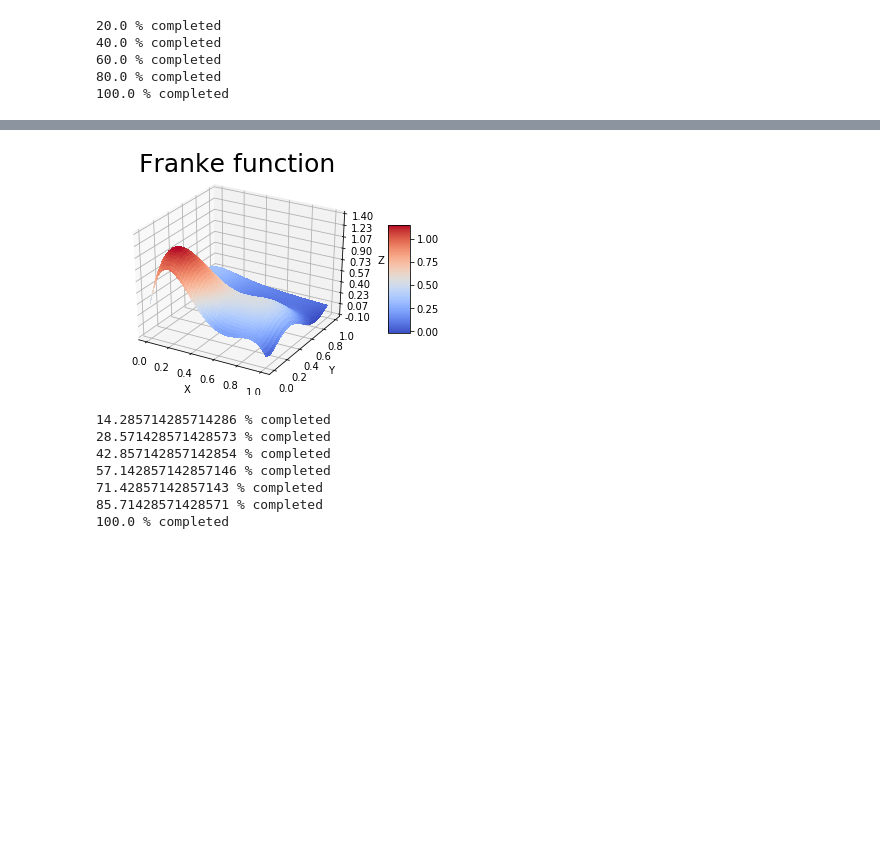
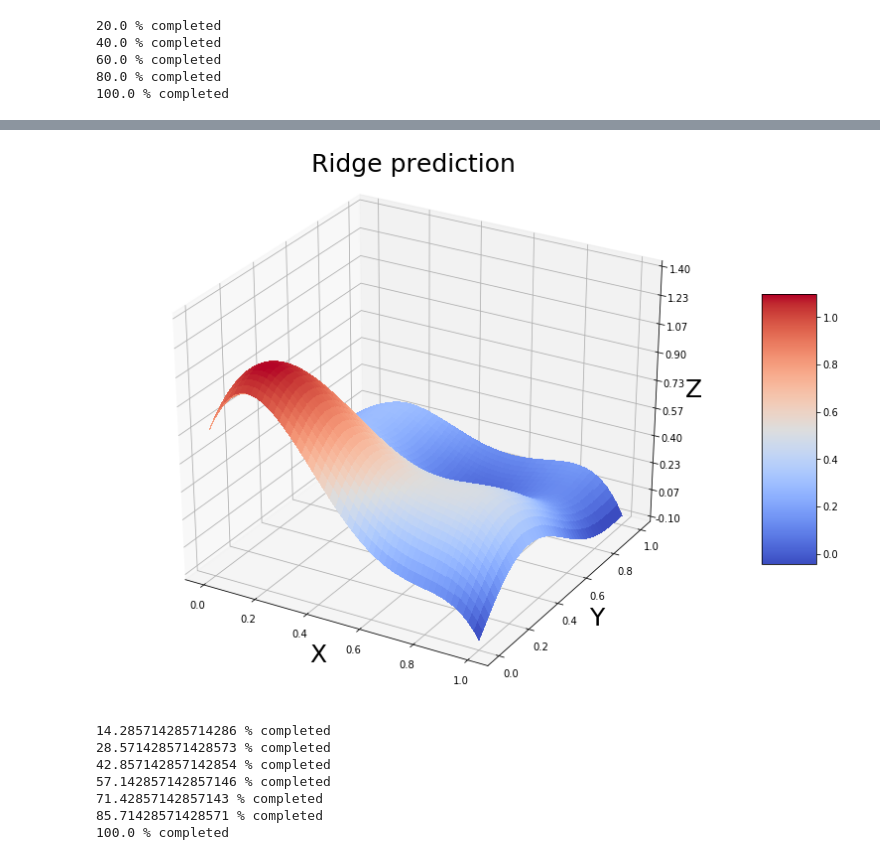
Before and after one commit to VemundST/Project1, a Jupyter notebook: main.ipynb, the cells around one changed output, grey strips where cells are left out. Saved outputs shown, nothing was run; the diff lists cells and outputs as text; code cells hidden in the pictures; blank space fills up the shorter version.

```diff
--- a/main.ipynb
+++ b/main.ipynb
@@ -312,0 +32,30 @@ Varians skal være høyere med økende polynom.
+# %%
+fig         = plt.figure(figsize=(14,10))
+ax          = fig.gca(projection='3d')
+n_x         = 50
+
+# Make data.
+x           = np.linspace(0, 1, n_x)
+y           = np.linspace(0, 1, n_x)
+
+
+x_mesh, y_mesh  = np.meshgrid(x,y)
+noise_level     = 0.25
+frank           = fx.FrankeFunction(x_mesh, y_mesh, noise_level)
+
+
+# Plot the surface.
+surf        = ax.plot_surface(x_mesh, y_mesh, frank, cmap=cm.coolwarm, linewidth=0, antialiased=False)
+# Customize the z axis.
+ax.set_zlim(-0.10, 1.40)
+ax.zaxis.set_major_locator(LinearLocator(10))
+ax.zaxis.set_major_formatter(FormatStrFormatter('%.02f'))
+ax.set_xlabel('X', fontsize=25)
+ax.set_ylabel('Y', fontsize=25)
+ax.set_zlabel('Z', fontsize=25)
+plt.title('Franke function', fontsize=25, y=1.05)# Add a color bar which maps values to colors.
+fig.colorbar(surf, shrink=0.5, aspect=5)
+plt.show()
+
+# for our computations, we reshape the Franke function to a 1D array
+frank           = np.ravel(frank)
@@ -402,24 +440,24 @@ plt.show()
 # %%
-ridge_prediction = pred_ridge['poly5'].reshape((200,200))
+ridge_prediction = pred_ridge['poly5'].reshape((n_x,n_x))
 
-fig         = plt.figure()
+fig         = plt.figure(figsize=(14,10))
 ax          = fig.gca(projection='3d')
 
 
 # Plot the surface.
-surf        = ax.plot_surface(x_mesh, y_mesh, ols_prediction, cmap=cm.coolwarm, linewidth=0, antialiased=False)
+surf        = ax.plot_surface(x_mesh, y_mesh, ridge_prediction, cmap=cm.coolwarm, linewidth=0, antialiased=False)
 # Customize the z axis.
 ax.set_zlim(-0.10, 1.40)
 ax.zaxis.set_major_locator(LinearLocator(10))
 ax.zaxis.set_major_formatter(FormatStrFormatter('%.02f'))
-ax.set_xlabel('X')
-ax.set_ylabel('Y')
-ax.set_zlabel('Z')
-plt.title('Franke function', fontsize=25, y=1.05)# Add a color bar which maps values to colors.
+ax.set_xlabel('X', fontsize=25)
+ax.set_ylabel('Y', fontsize=25)
+ax.set_zlabel('Z', fontsize=25)
+plt.title('Ridge prediction', fontsize=25, y=1.05)# Add a color bar which maps values to colors.
 fig.colorbar(surf, shrink=0.5, aspect=5)
 plt.show()
 # %% [output]
-[figure, old version]
+[figure, new version]
 # %%
 power=5
 lambdas=np.logspace(-4,2,7)
```
Also changed, not shown: parts of 78 cells of this notebook, 1 other file.
